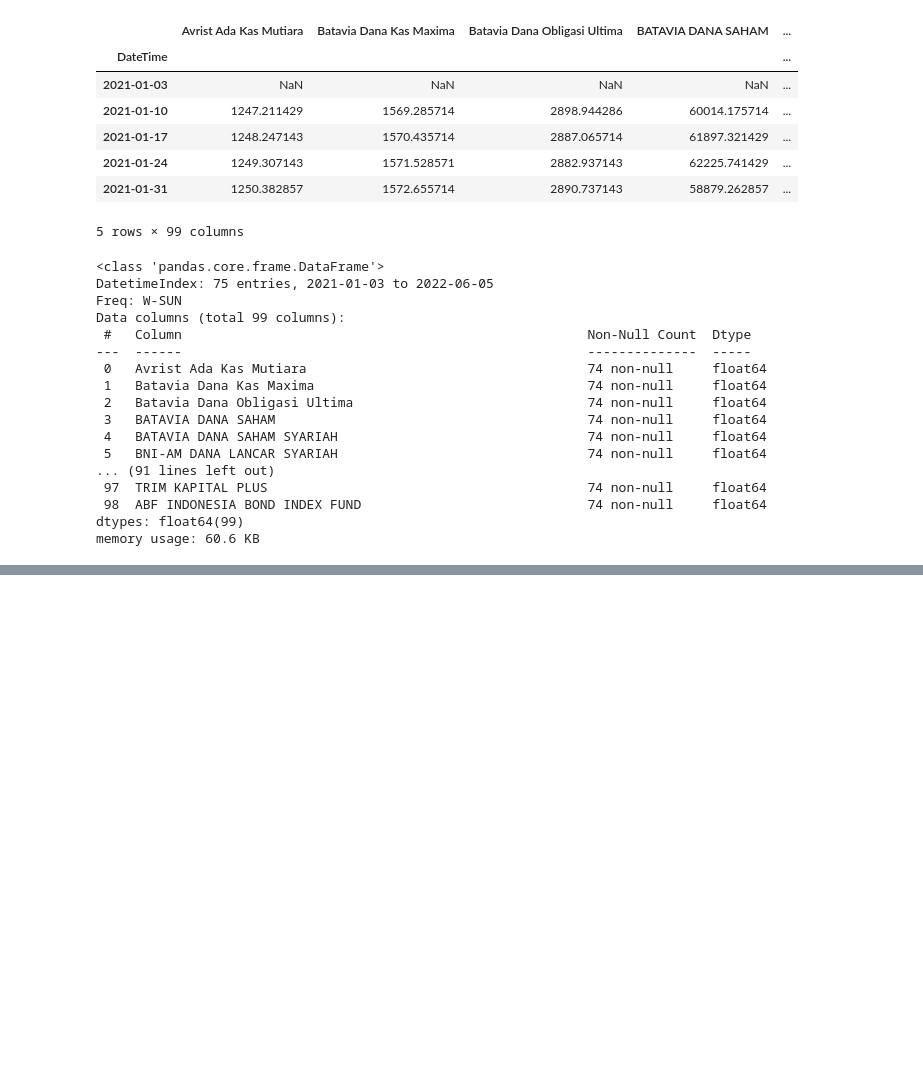
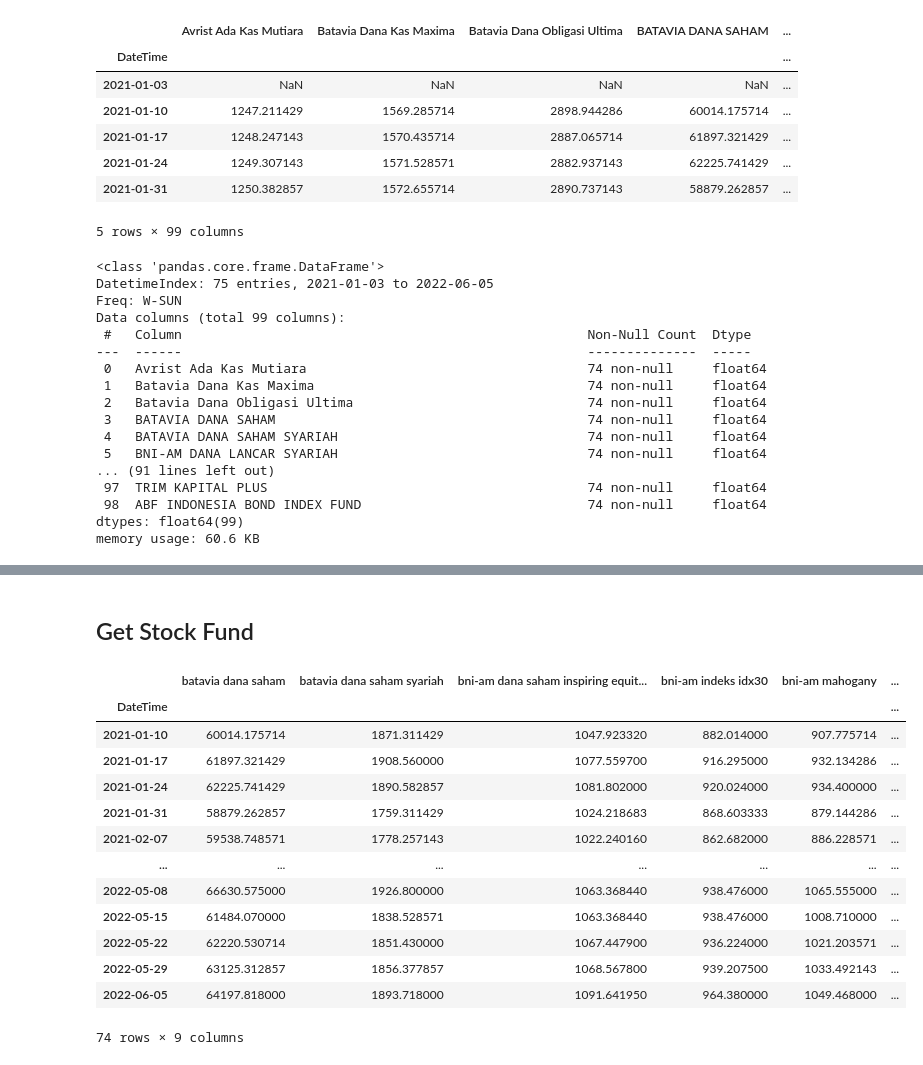
Before and after one commit to YogiAnggara129/portfolio-optimization-bibit, a Jupyter notebook: scripts/fund_scraping.ipynb, the cells around one changed output, grey strips where cells are left out. Saved outputs shown, nothing was run; the diff lists cells and outputs as text; code cells hidden in the pictures; blank space fills up the shorter version.

```diff
--- a/fund_scraping.ipynb
+++ b/scripts/fund_scraping.ipynb
@@ -216,0 +254,27 @@ df_nav_bibit.to_csv('data/nav_bibit.csv')
+# %% [markdown]
+## Get Stock Fund
+# %%
+df_fund_desc_bibit = pd.read_csv('data/fund_desc_in_bibit.csv')
+df_nav_bibit = pd.read_csv('data/nav_bibit.csv')
+df_nav_bibit = df_nav_bibit.set_index('DateTime')
+# %%
+fund_condition = (df_fund_desc_bibit['type'] == 'Saham') & (df_fund_desc_bibit['minbuy'] == 10000)
+df_nav_bibit.columns = [col.lower() for col in df_nav_bibit.columns]
+stock_fund_list = [fund.lower() for fund in df_fund_desc_bibit[fund_condition]['name']]
+df_nav_bibit_stock = df_nav_bibit[stock_fund_list]
+df_nav_bibit_stock
+# %% [output]
+|  | batavia dana saham | batavia dana saham syariah | bni-am dana saham inspiring equit... | bni-am indeks idx30 | bni-am mahogany | ... |
+| DateTime |  |  |  |  |  | ... |
+| 2021-01-10 | 60014.175714 | 1871.311429 | 1047.923320 | 882.014000 | 907.775714 | ... |
+| 2021-01-17 | 61897.321429 | 1908.560000 | 1077.559700 | 916.295000 | 932.134286 | ... |
+| 2021-01-24 | 62225.741429 | 1890.582857 | 1081.802000 | 920.024000 | 934.400000 | ... |
+| 2021-01-31 | 58879.262857 | 1759.311429 | 1024.218683 | 868.603333 | 879.144286 | ... |
+| 2021-02-07 | 59538.748571 | 1778.257143 | 1022.240160 | 862.682000 | 886.228571 | ... |
+| ... | ... | ... | ... | ... | ... | ... |
+| 2022-05-08 | 66630.575000 | 1926.800000 | 1063.368440 | 938.476000 | 1065.555000 | ... |
+| 2022-05-15 | 61484.070000 | 1838.528571 | 1063.368440 | 938.476000 | 1008.710000 | ... |
+| 2022-05-22 | 62220.530714 | 1851.430000 | 1067.447900 | 936.224000 | 1021.203571 | ... |
+| 2022-05-29 | 63125.312857 | 1856.377857 | 1068.567800 | 939.207500 | 1033.492143 | ... |
+| 2022-06-05 | 64197.818000 | 1893.718000 | 1091.641950 | 964.380000 | 1049.468000 | ... |
+74 rows × 9 columns
```
Also changed, not shown: parts of 5 cells of this notebook, 9 other files.
